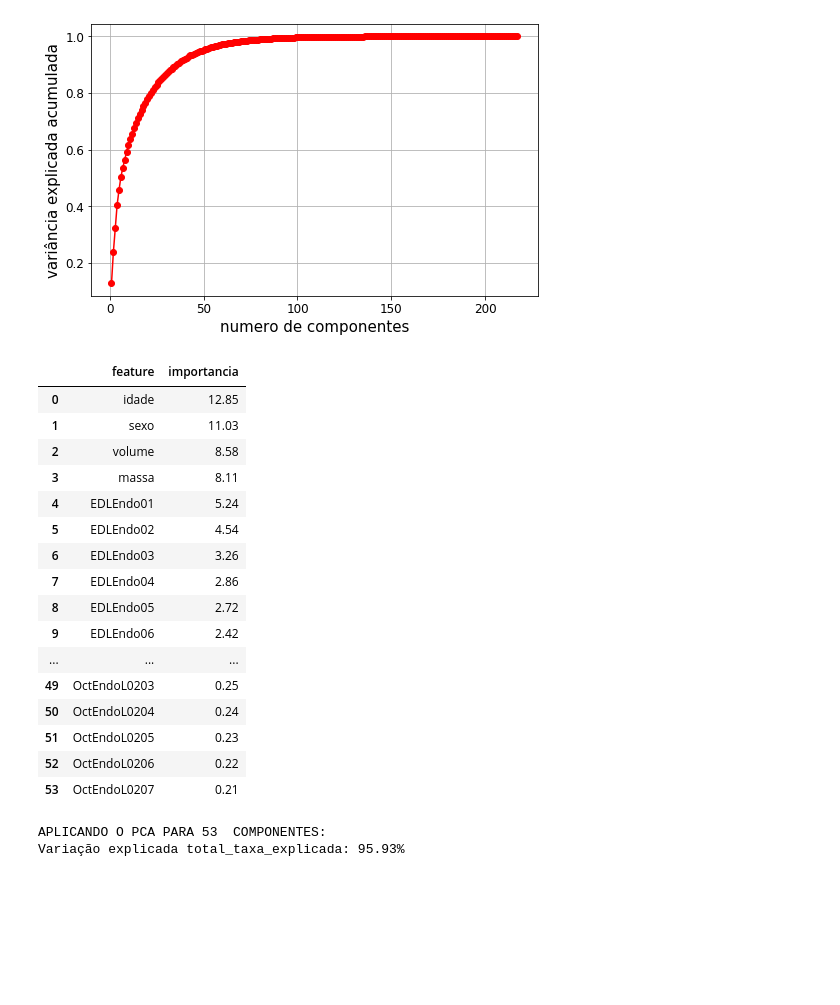
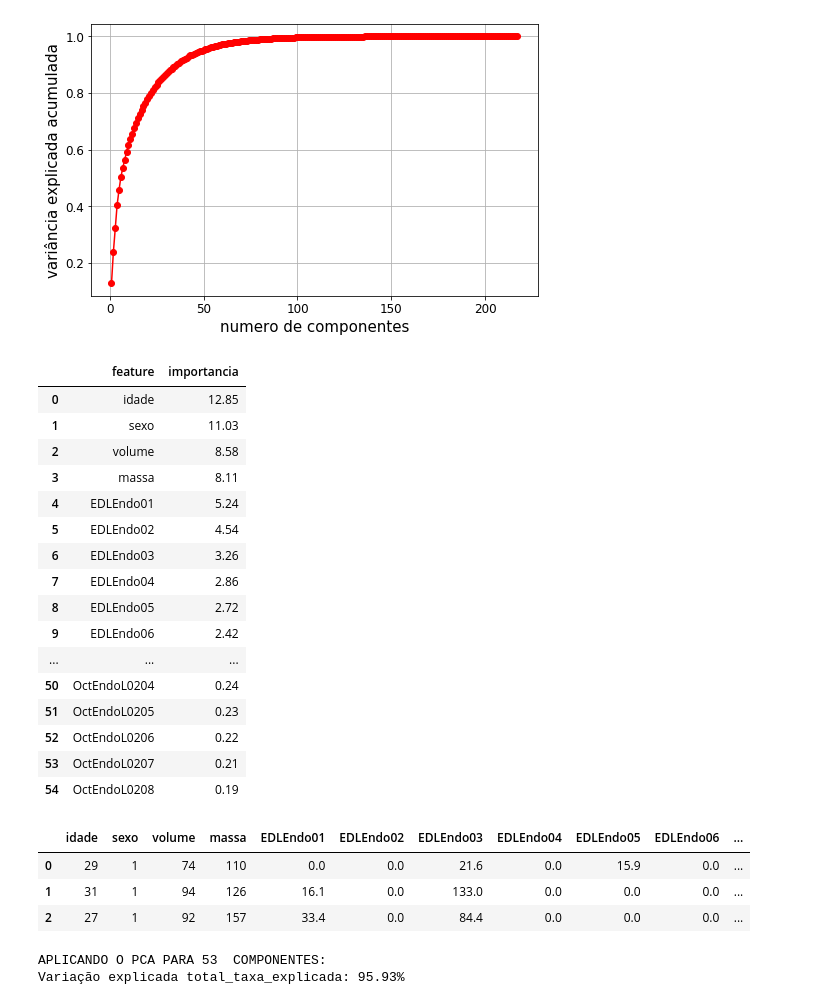
Before and after one commit to diegodedize/Rec_Padroes_PPGI_2020, a Jupyter notebook: NOTEBOOKS/DD_Rec_Padroes_imagens_coronarias.ipynb, the cells around one changed output. Drawn from its saved outputs; the diff is of its cells as text; code cells hidden in the pictures; blank space fills up the shorter version.

```diff
--- a/NOTEBOOKS/DD_Rec_Padroes_imagens_coronarias.ipynb
+++ b/NOTEBOOKS/DD_Rec_Padroes_imagens_coronarias.ipynb
@@ -39,6 +39,9 @@ import seaborn as sns
 from mpl_toolkits.mplot3d import Axes3D
 
 warnings.simplefilter(action='ignore', category=FutureWarning)
+
+pd.set_option('display.max_columns',500)
+pd.set_option('display.max_rows',500)
 # %% [markdown]
 # Importando arquivos
 # %%
@@ -165,7 +166,7 @@ df_final_4.to_csv("../RESULTADOS/df_final_20200505.csv", index = False)
 # %% [markdown]
 # Inicio após exportação
 # %%
-df_final_5 = pd.read_csv("../RESULTADOS/df_final_20200505.csv")
+df_final_5 = pd.read_csv("../RESULTADOS/df_final_20200510.csv")
 pd.set_option('display.max_columns',329)
 
 #df_final_5.shape
@@ -384,40 +385,65 @@ attributes_rank.reverse()
 feature = pd.DataFrame(data = attributes_rank,columns=['feature'])
 #feature.head(3)
 
 pca_importantes = pd.concat([feature, DFimportancia], axis = 1)
 #pca_importantes.head()
-pca_importantes[pca_importantes['importancia']>0.2]
-#pca_importantes.loc[(pca_importantes['importancia']) > 0.2]
+
+
+#print("Selecionando features com importância acima de 2%")
+#pca_importantes[pca_importantes['importancia']>0.0]
+pca_importantes.loc[(pca_importantes['importancia']) > 0.18]
+
+
 
 
 # plt.figure(figsize=(10, 30))
 # plt.title('Feature Importances')
 # plt.tight_layout()
 # plt.barh(range(len(indices)), importances[indices], color='b', align='center')
 # plt.yticks(range(len(indices)), attributes_rank, fontsize=20)
 # plt.xlabel('Relative Importance',fontsize=20)
 # plt.xticks(color='k', size=8)
 # plt.yticks(color='k', size=8)
 # plt.xlim([0.0, 0.25])
 # plt.show()
 # %% [output]
 |  | feature | importancia |
 | 0 | idade | 12.85 |
 | 1 | sexo | 11.03 |
 | 2 | volume | 8.58 |
 | 3 | massa | 8.11 |
 | 4 | EDLEndo01 | 5.24 |
 | 5 | EDLEndo02 | 4.54 |
 | 6 | EDLEndo03 | 3.26 |
 | 7 | EDLEndo04 | 2.86 |
 | 8 | EDLEndo05 | 2.72 |
 | 9 | EDLEndo06 | 2.42 |
 | ... | ... | ... |
-| 49 | OctEndoL0203 | 0.25 |
 | 50 | OctEndoL0204 | 0.24 |
 | 51 | OctEndoL0205 | 0.23 |
 | 52 | OctEndoL0206 | 0.22 |
 | 53 | OctEndoL0207 | 0.21 |
+| 54 | OctEndoL0208 | 0.19 |
+# %%
+#Exporta dataset selecionado pela importancia do PCA:
+colunas_pca = pca_importantes.loc[(pca_importantes['importancia']) > 0.18]
+colunas_pca = colunas_pca['feature'].values
+
+df_pca_features_importances = df_final_5[colunas_pca]
+
+
+df_pca_features_importances = pd.concat([df_pca_features_importances,df_final_5['TARGET']],axis=1)
+
+
+#exporta dataset final
+df_pca_features_importances.to_csv("../RESULTADOS/df_pca_features_importances_20200510.csv", index = False)
+
+df_pca_features_importances.head(3)
+# %% [output]
+|  | idade | sexo | volume | massa | EDLEndo01 | EDLEndo02 | EDLEndo03 | EDLEndo04 | EDLEndo05 | EDLEndo06 | ... |
+| 0 | 29 | 1 | 74 | 110 | 0.0 | 0.0 | 21.6 | 0.0 | 15.9 | 0.0 | ... |
+| 1 | 31 | 1 | 94 | 126 | 16.1 | 0.0 | 133.0 | 0.0 | 0.0 | 0.0 | ... |
+| 2 | 27 | 1 | 92 | 157 | 33.4 | 0.0 | 84.4 | 0.0 | 0.0 | 0.0 | ... |
 # %%
 #TESTA COM N QUANTIDADES DE COMPONENTES PRINCIPAIS
 
```
Also changed, not shown: parts of 18 cells of this notebook, 7 other files.
